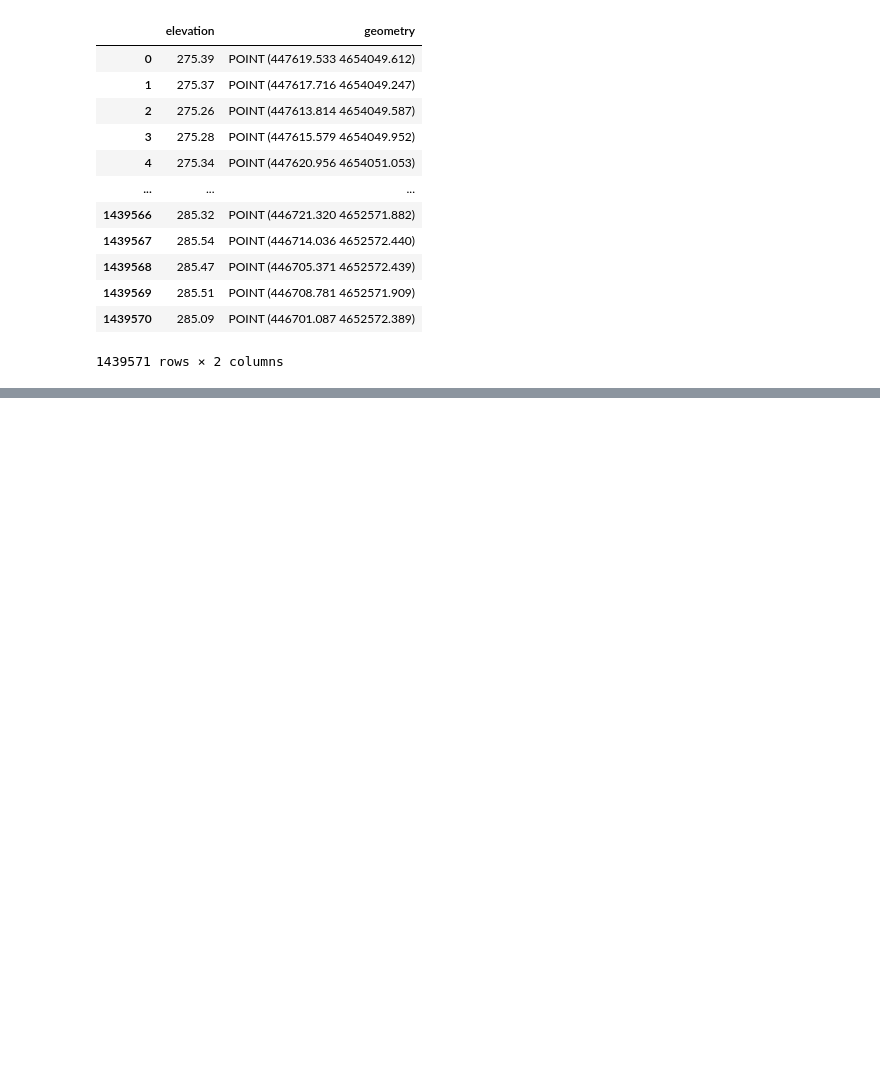
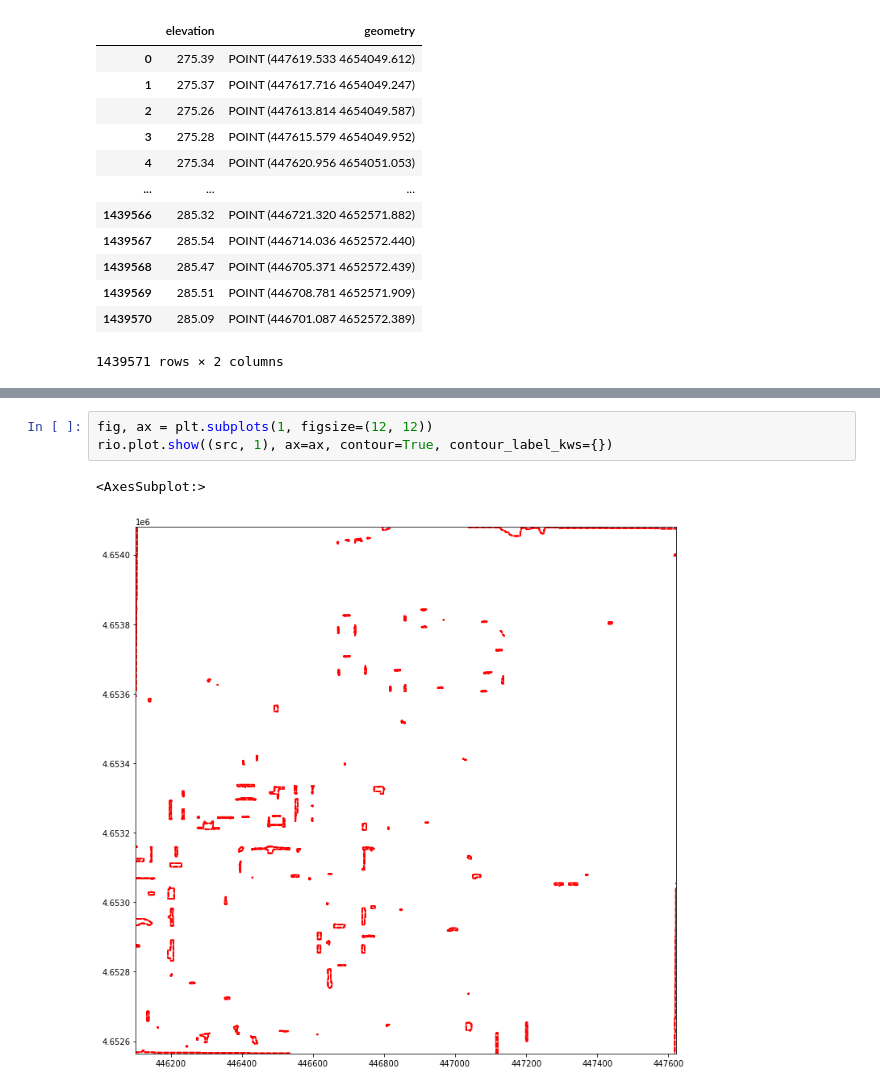
Before and after one commit to tesfayealex/Pylidar, a Jupyter notebook: docs/example.ipynb, the cells around one changed output, grey strips where cells are left out. Saved outputs shown, nothing was run; the diff lists cells and outputs as text; blank space fills up the shorter version.

```diff
--- a/docs/example.ipynb
+++ b/docs/example.ipynb
@@ -24,0 +61,6 @@ geo_df
+# %%
+fig, ax = plt.subplots(1, figsize=(12, 12))
+rio.plot.show((src, 1), ax=ax, contour=True, contour_label_kws={})
+# %% [output]
+<AxesSubplot:>
+[figure, added]
```
Also changed, not shown: parts of 8 cells of this notebook.
